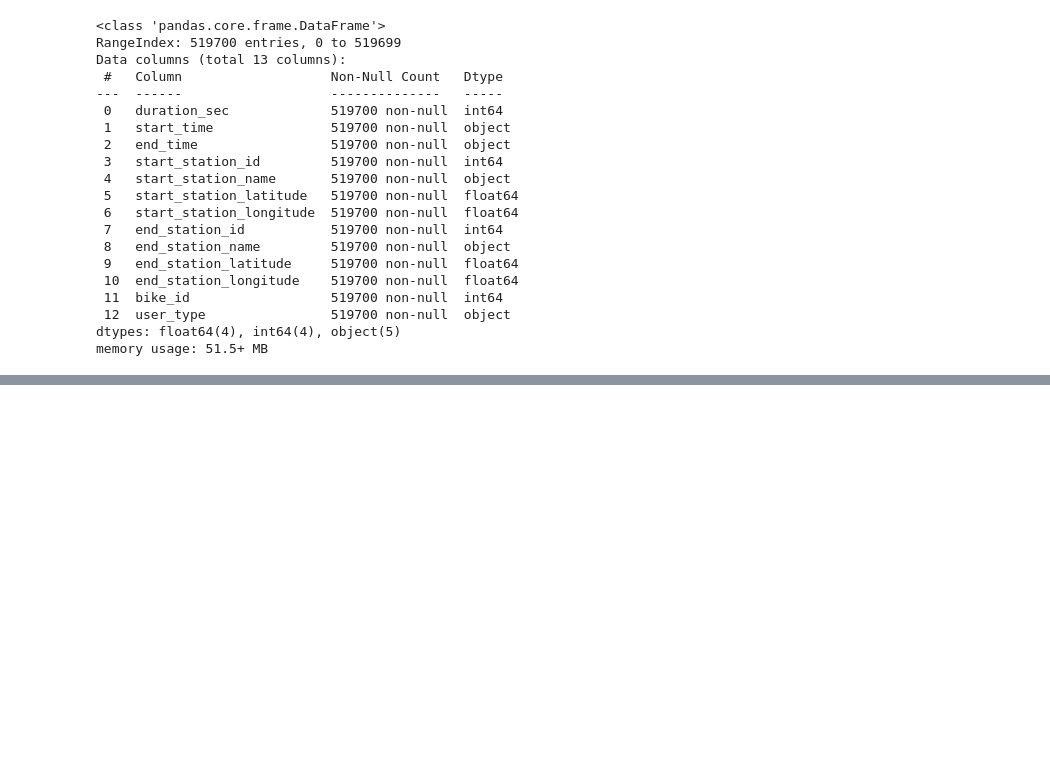
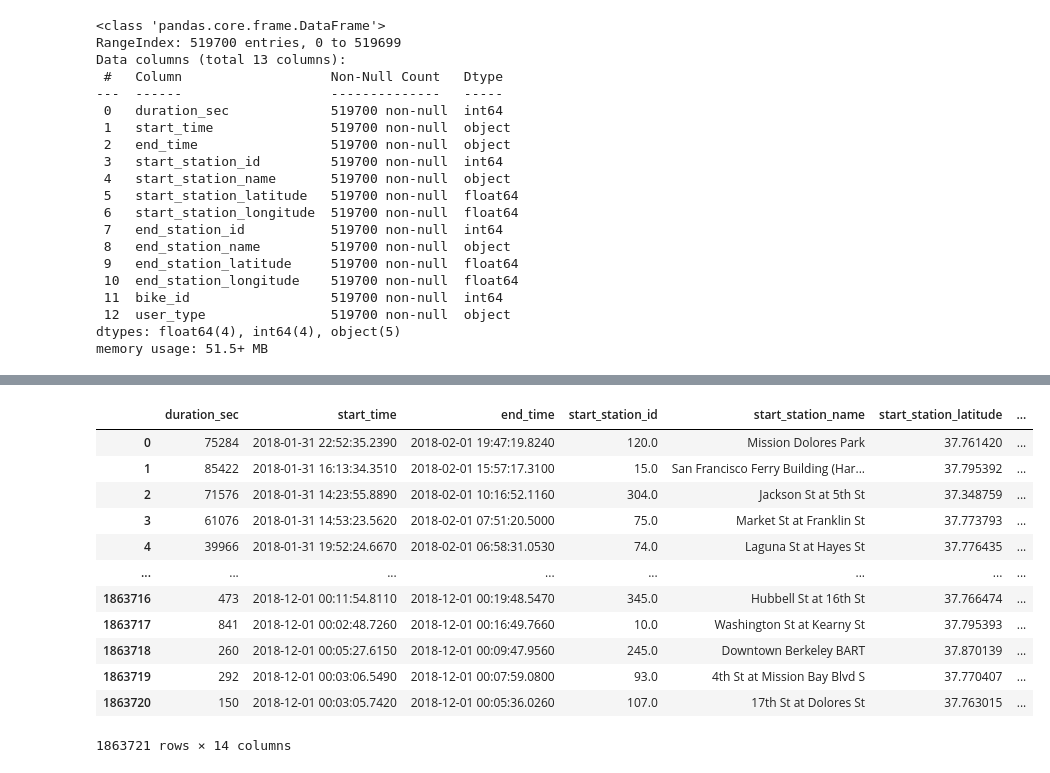
Before and after one commit to adipurnamk/Ford-GoBike-System-Data, a Jupyter notebook: data_analyst_bicycyle.ipynb, the cells around one changed output, grey strips where cells are left out. Drawn from its saved outputs; the diff is of its cells as text; code cells hidden in the pictures; blank space fills up the shorter version.

Commit message:
data assesment

```diff
--- a/data_analyst_bicycyle.ipynb
+++ b/data_analyst_bicycyle.ipynb
@@ -127,0 +175,18 @@ array([[<AxesSubplot:title={'center':'duration_sec'}>,
+# %%
+# Concat all 2018 dataframe
+df_2018 = pd.concat(map(pd.read_csv, glob.glob('data/2018*.csv')), ignore_index=True)
+df_2018
+# %% [output]
+|  | duration_sec | start_time | end_time | start_station_id | start_station_name | start_station_latitude | ... |
+| 0 | 75284 | 2018-01-31 22:52:35.2390 | 2018-02-01 19:47:19.8240 | 120.0 | Mission Dolores Park | 37.761420 | ... |
+| 1 | 85422 | 2018-01-31 16:13:34.3510 | 2018-02-01 15:57:17.3100 | 15.0 | San Francisco Ferry Building (Har... | 37.795392 | ... |
+| 2 | 71576 | 2018-01-31 14:23:55.8890 | 2018-02-01 10:16:52.1160 | 304.0 | Jackson St at 5th St | 37.348759 | ... |
+| 3 | 61076 | 2018-01-31 14:53:23.5620 | 2018-02-01 07:51:20.5000 | 75.0 | Market St at Franklin St | 37.773793 | ... |
+| 4 | 39966 | 2018-01-31 19:52:24.6670 | 2018-02-01 06:58:31.0530 | 74.0 | Laguna St at Hayes St | 37.776435 | ... |
+| ... | ... | ... | ... | ... | ... | ... | ... |
+| 1863716 | 473 | 2018-12-01 00:11:54.8110 | 2018-12-01 00:19:48.5470 | 345.0 | Hubbell St at 16th St | 37.766474 | ... |
+| 1863717 | 841 | 2018-12-01 00:02:48.7260 | 2018-12-01 00:16:49.7660 | 10.0 | Washington St at Kearny St | 37.795393 | ... |
+| 1863718 | 260 | 2018-12-01 00:05:27.6150 | 2018-12-01 00:09:47.9560 | 245.0 | Downtown Berkeley BART | 37.870139 | ... |
+| 1863719 | 292 | 2018-12-01 00:03:06.5490 | 2018-12-01 00:07:59.0800 | 93.0 | 4th St at Mission Bay Blvd S | 37.770407 | ... |
+| 1863720 | 150 | 2018-12-01 00:03:05.7420 | 2018-12-01 00:05:36.0260 | 107.0 | 17th St at Dolores St | 37.763015 | ... |
+1863721 rows × 14 columns
```
Also changed, not shown: parts of 20 cells of this notebook, 7 other files.
